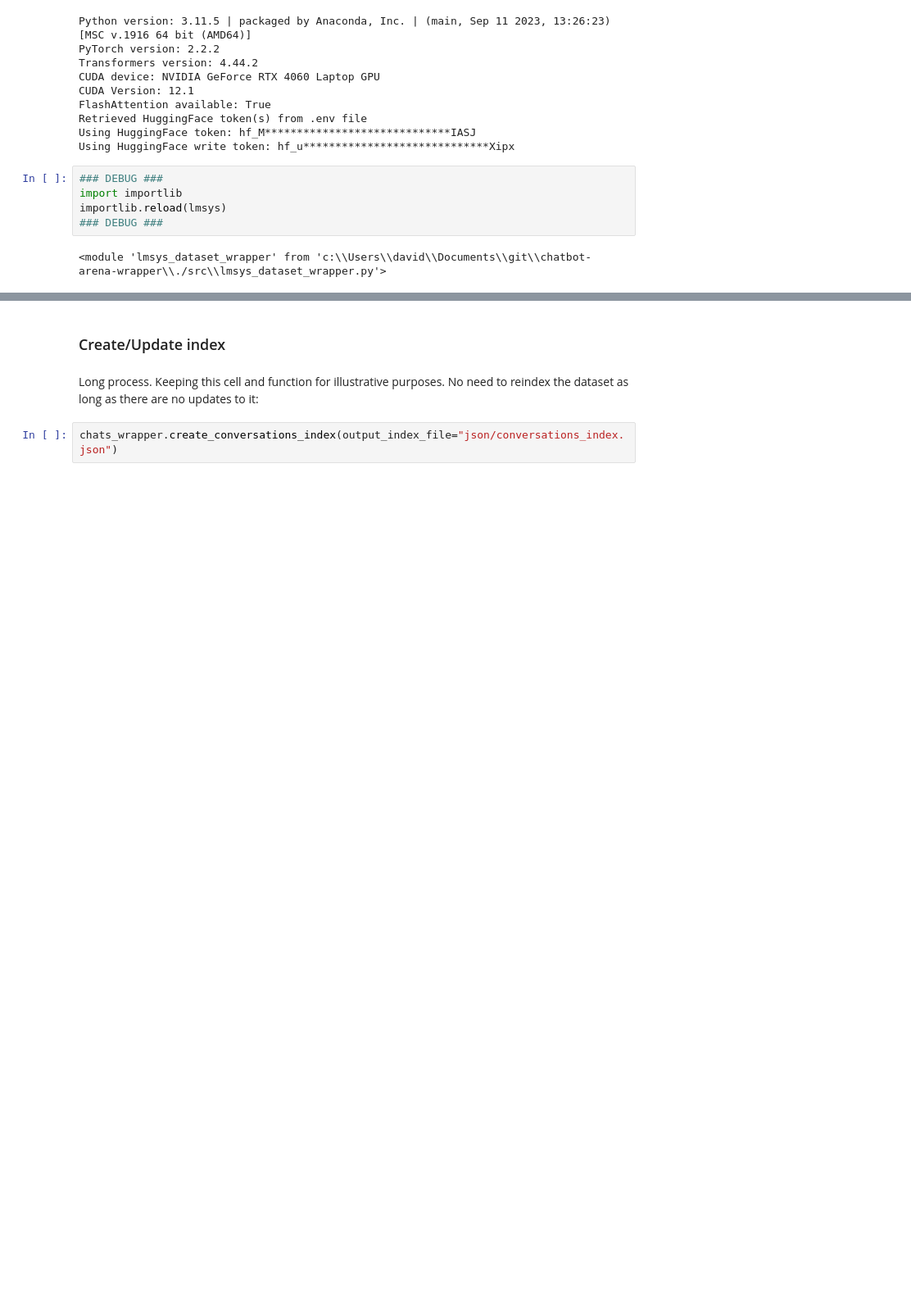
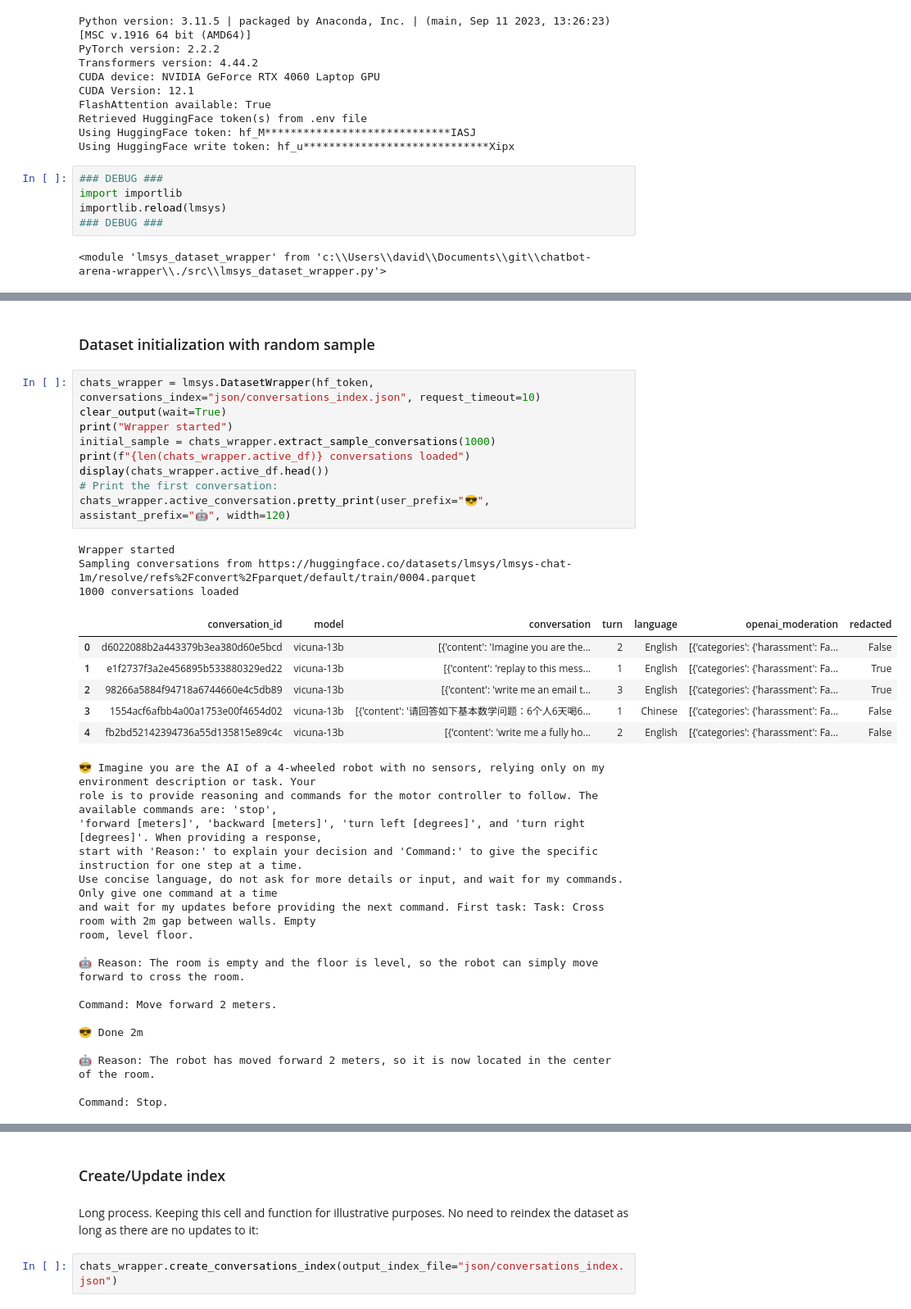
Before and after one commit to reddgr/chatbot-arena-wrapper, a Jupyter notebook: chatbot-arena-wrapper-notebook.ipynb, the cells around one changed output, grey strips where cells are left out. Shown: that part at 82% size. Drawn from its saved outputs; the diff is of its cells as text; blank space fills up the shorter version.

Commit message:
Add Streamlit app for Chatbot Arena Dataset exploration and improve dataset handling

```diff
--- a/chatbot-arena-wrapper-notebook.ipynb
+++ b/chatbot-arena-wrapper-notebook.ipynb
@@ -84,0 +72,38 @@ data, and the desired level of accuracy.
+# %% [markdown]
+### Dataset initialization with random sample
+# %%
+chats_wrapper = lmsys.DatasetWrapper(hf_token, conversations_index="json/conversations_index.json", request_timeout=10)
+clear_output(wait=True)
+print("Wrapper started")
+initial_sample = chats_wrapper.extract_sample_conversations(1000)
+print(f"{len(chats_wrapper.active_df)} conversations loaded")
+display(chats_wrapper.active_df.head())
+# Print the first conversation:
+chats_wrapper.active_conversation.pretty_print(user_prefix="😎", assistant_prefix="🤖", width=120)
+# %% [output]
+Wrapper started
+Sampling conversations from https://huggingface.co/datasets/lmsys/lmsys-chat-1m/resolve/refs%2Fconvert%2Fparquet/default/train/0004.parquet
+1000 conversations loaded
+|  | conversation_id | model | conversation | turn | language | openai_moderation | redacted |
+| 0 | d6022088b2a443379b3ea380d60e5bcd | vicuna-13b | [{'content': 'Imagine you are the... | 2 | English | [{'categories': {'harassment': Fa... | False |
+| 1 | e1f2737f3a2e456895b533880329ed22 | vicuna-13b | [{'content': 'replay to this mess... | 1 | English | [{'categories': {'harassment': Fa... | True |
+| 2 | 98266a5884f94718a6744660e4c5db89 | vicuna-13b | [{'content': 'write me an email t... | 3 | English | [{'categories': {'harassment': Fa... | True |
+| 3 | 1554acf6afbb4a00a1753e00f4654d02 | vicuna-13b | [{'content': '请回答如下基本数学问题：6个人6天喝6... | 1 | Chinese | [{'categories': {'harassment': Fa... | False |
+| 4 | fb2bd52142394736a55d135815e89c4c | vicuna-13b | [{'content': 'write me a fully ho... | 2 | English | [{'categories': {'harassment': Fa... | False |
+😎 Imagine you are the AI of a 4-wheeled robot with no sensors, relying only on my environment description or task. Your
+role is to provide reasoning and commands for the motor controller to follow. The available commands are: 'stop',
+'forward [meters]', 'backward [meters]', 'turn left [degrees]', and 'turn right [degrees]'. When providing a response,
+start with 'Reason:' to explain your decision and 'Command:' to give the specific instruction for one step at a time.
+Use concise language, do not ask for more details or input, and wait for my commands. Only give one command at a time
+and wait for my updates before providing the next command. First task: Task: Cross room with 2m gap between walls. Empty
+room, level floor.
+
+🤖 Reason: The room is empty and the floor is level, so the robot can simply move forward to cross the room.
+
+Command: Move forward 2 meters.
+
+😎 Done 2m
+
+🤖 Reason: The robot has moved forward 2 meters, so it is now located in the center of the room.
+
+Command: Stop.
```
Also changed, not shown: parts of 7 cells of this notebook, 5 other files.
